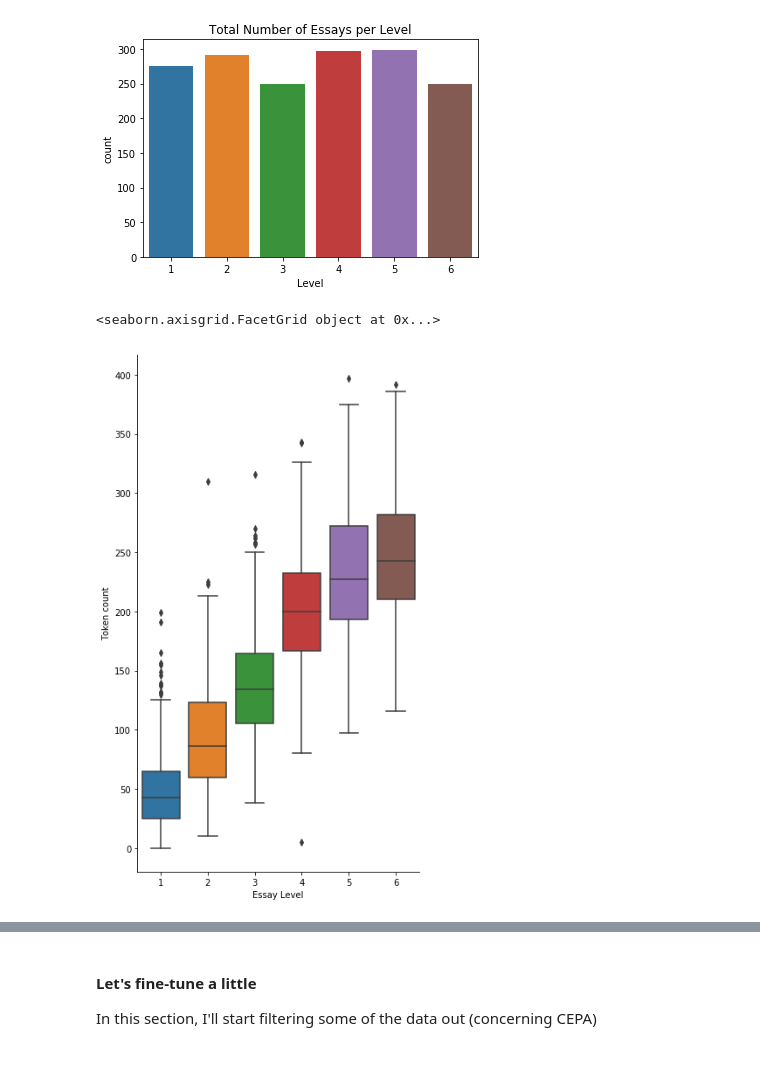
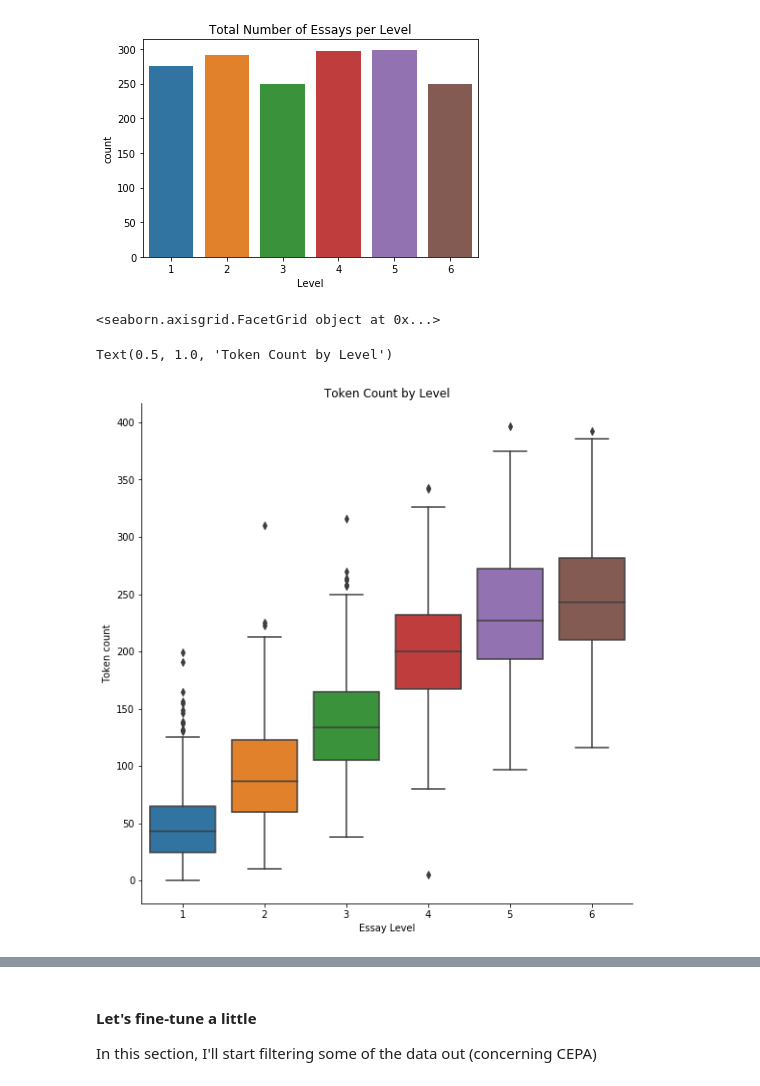
Before and after one commit to Data-Science-for-Linguists-2019/ESL-Article-Acquisition, a Jupyter notebook: exploratory-analysis/prep_data_analysis.ipynb, the cells around one changed output, grey strips where cells are left out. Drawn from its saved outputs; the diff is of its cells as text; code cells hidden in the pictures.

```diff
--- a/exploratory-analysis/prep_data_analysis.ipynb
+++ b/exploratory-analysis/prep_data_analysis.ipynb
@@ -71,8 +80,10 @@ Text(0.5, 1.0, 'Total Number of Essays per Level')
 [figure]
 # %%
 # Token Counts for Essays by Level
-fig2 = sns.catplot(x='Level', y='token_count', kind='box', data=cepa_df, height=9, aspect=0.6)
+fig2 = sns.catplot(x='Level', y='token_count', kind='box', data=cepa_df, height=8)
 fig2.set_axis_labels(x_var="Essay Level", y_var="Token count")
+plt.title('Token Count by Level')
 # %% [output]
 <seaborn.axisgrid.FacetGrid object at 0x...>
+Text(0.5, 1.0, 'Token Count by Level')
-[figure, old version]
+[figure, new version]
```
Also changed, not shown: parts of 5 cells of this notebook, 1 other file.
